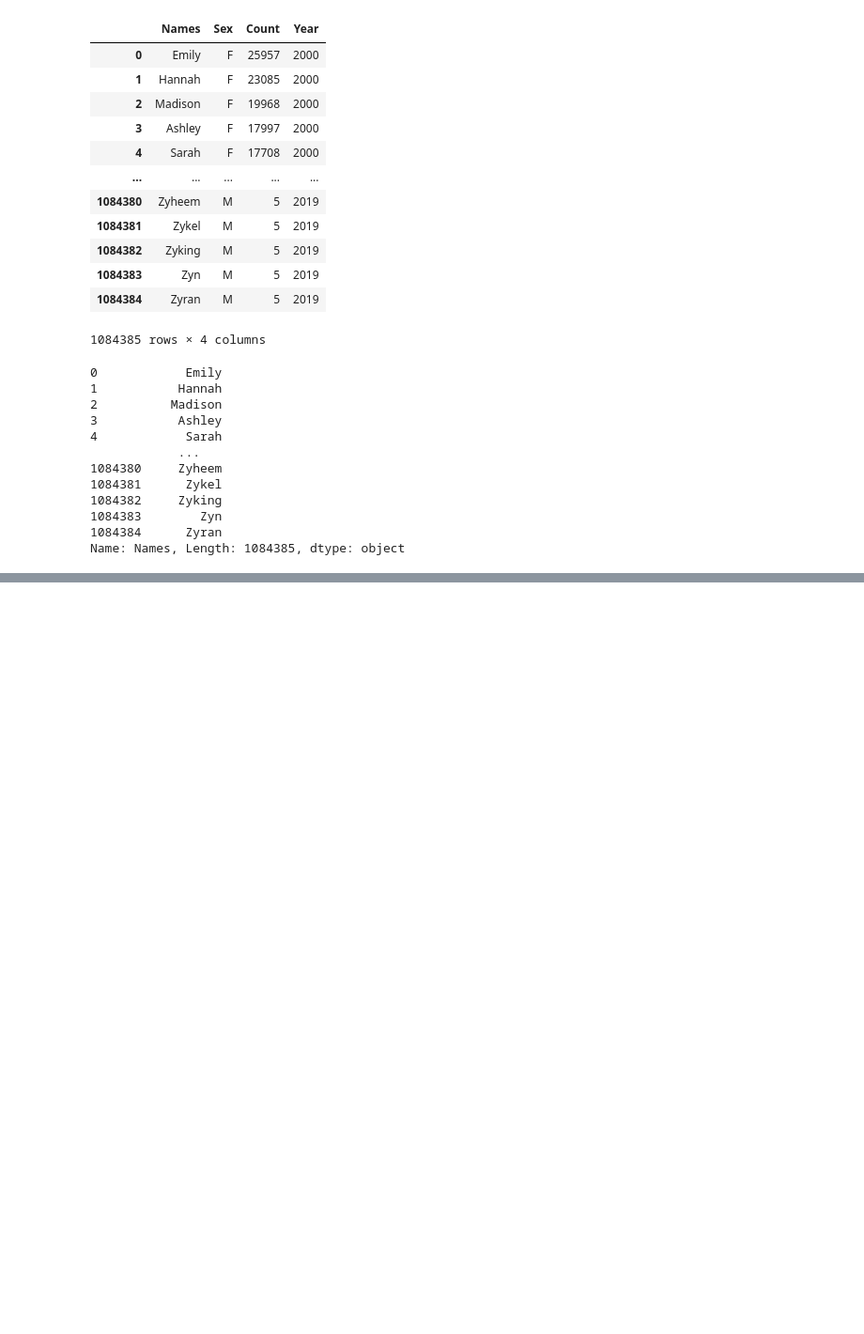
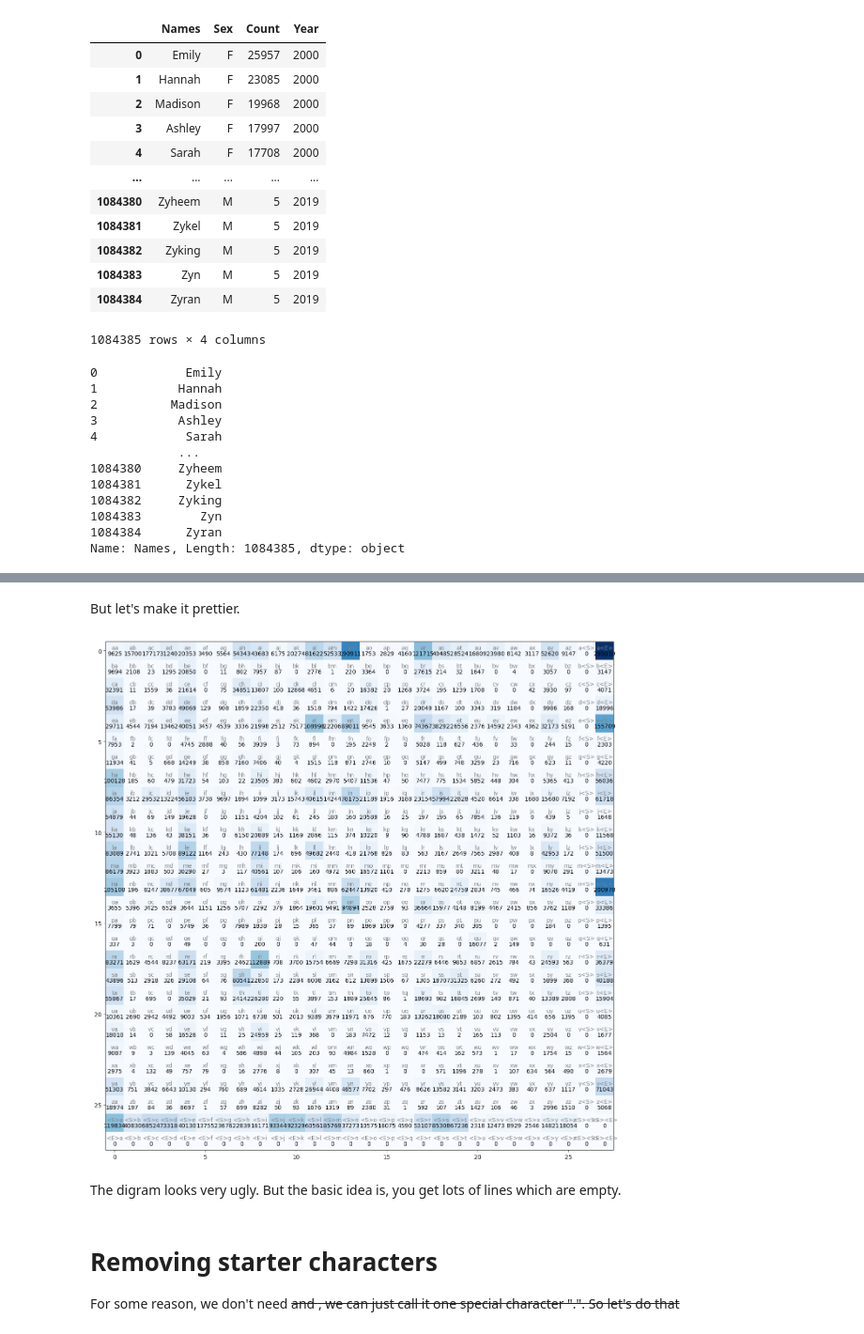
Before and after one commit to luisniebla/micrograd, a Jupyter notebook: makemore.ipynb, the cells around one changed output, grey strips where cells are left out. Shown at 94% size. Cells and saved outputs as stored; diff of their text form; code cells hidden in the pictures; blank space fills up the shorter version.

```diff
--- a/makemore.ipynb
+++ b/makemore.ipynb
@@ -36,0 +186,21 @@ Name: Names, Length: 1084385, dtype: object
+# %% [markdown]
+But let's make it prettier.
+# %%
+# iterate over all the items but reverse array
+itos = {i:s for s,i in stoi.items()}
+
+# Create a table for the bigram
+plt.figure(figsize=(16,16))
+plt.imshow(N, cmap='Blues')
+for i in range(28):
+    for j in range(28):
+        chstr = itos[i] + itos[j]
+        plt.text(j, i, chstr, ha='center', va='bottom', color='gray')
+        plt.text(j, i, N[i,j].item(), ha='center',va='top')
+# %% [output]
+[figure, added]
+# %% [markdown]
+The digram looks very ugly. But the basic idea is, you get lots of lines which are empty.
+# %% [markdown]
+# Removing starter characters
+For some reason, we don't need <S> and <E>, we can just call it one special character ".". So let's do that
```
Also changed, not shown: parts of 48 cells of this notebook.
